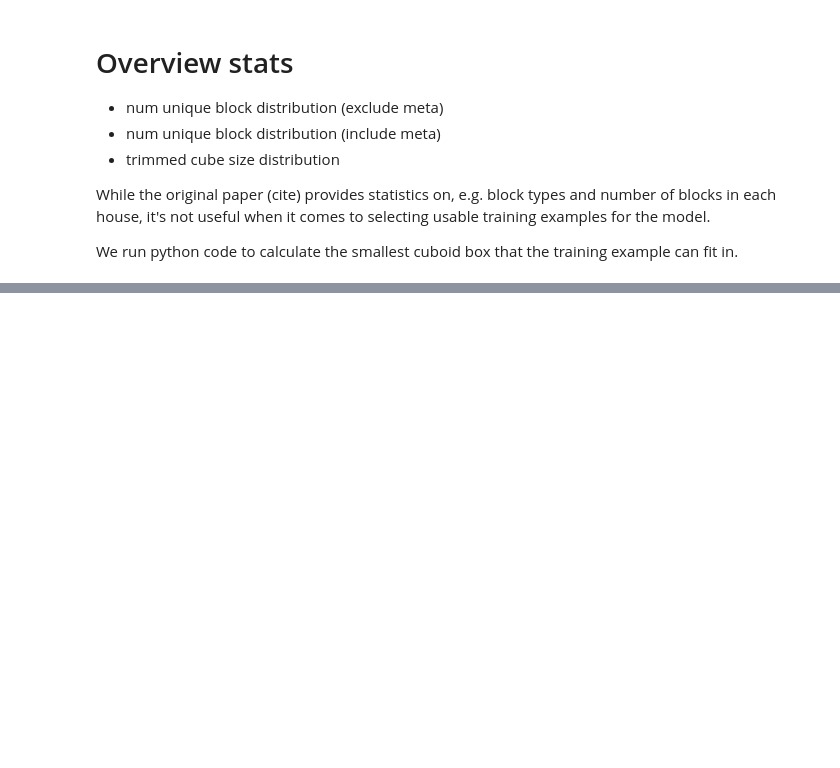
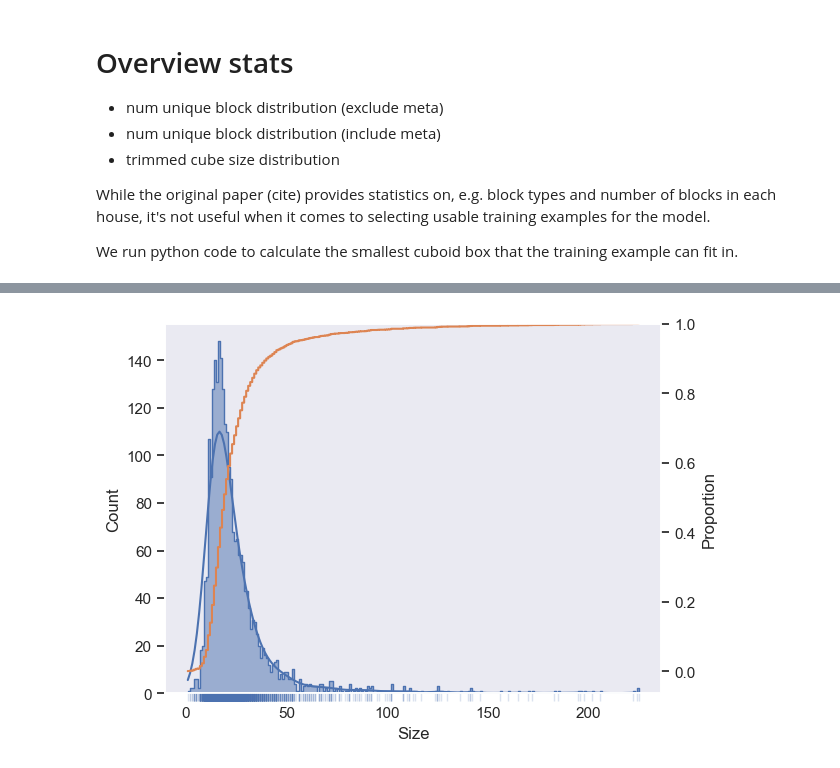
Before and after one commit to chaosarium/3D-GANCA, a Jupyter notebook: dataset/training-visualize.ipynb, the cells around one changed output, grey strips where cells are left out. Cells and saved outputs as stored; diff of their text form; code cells hidden in the pictures; blank space fills up the shorter version.

```diff
--- a/dataset/training-visualize.ipynb
+++ b/dataset/training-visualize.ipynb
@@ -215,0 +279,3 @@ plt.show()
+# %%
+# load
+stats_df = pd.read_pickle("data_stats_without_timeout.pkl")
@@ -215,0 +357,10 @@ plt.show()
+# %%
+plt.figure()
+ax = sns.histplot(data=stats_df, x='Size', kde=True, binwidth=1, element="step")
+ax2 = ax.twinx()
+sns.rugplot(data=stats_df, x="Size", height=-0.02, alpha=.2, clip_on=False)
+sns.ecdfplot(data=stats_df, x="Size", stat="proportion")
+
+plt.show()
+# %% [output]
+[figure, added]
```
Also changed, not shown: parts of 34 cells of this notebook.
